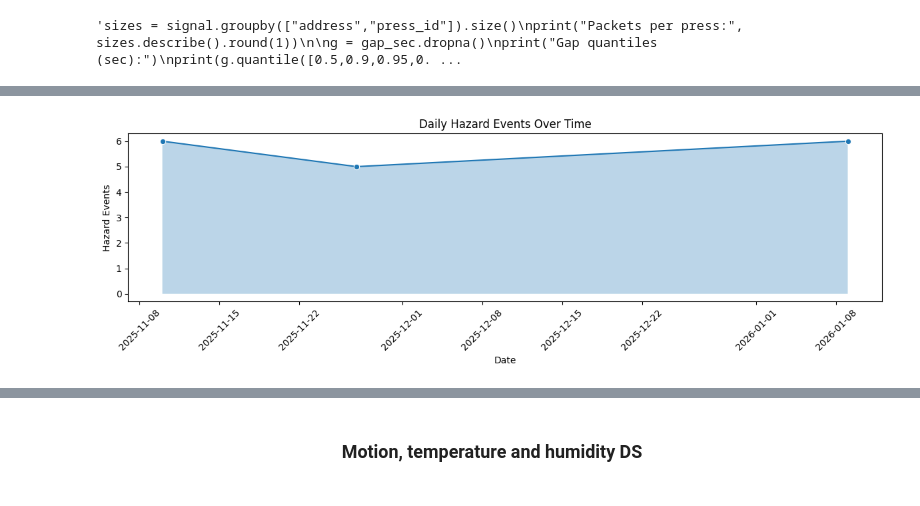
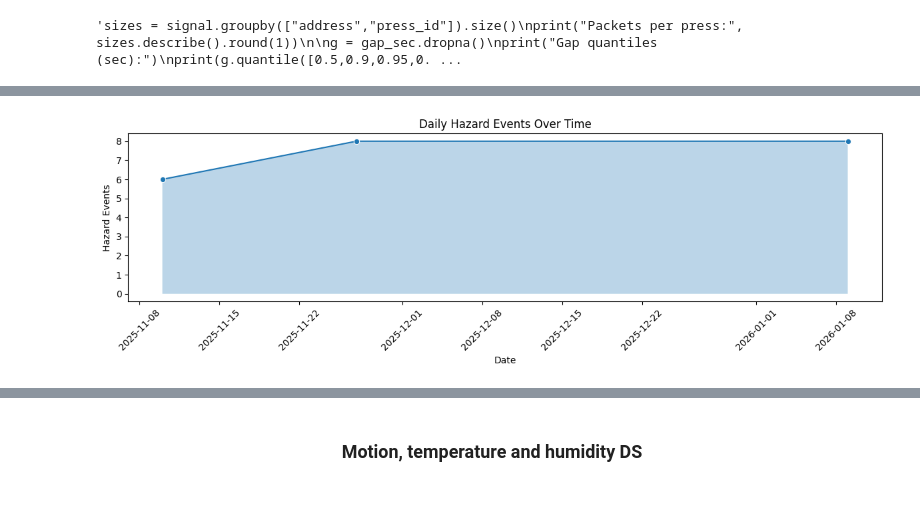
Before and after one commit to Mortti11/Hazard_Situation_Analysis_and_Prediction, a Jupyter notebook: analyzing.ipynb, the cells around one changed output, grey strips where cells are left out. Cells and saved outputs as stored; diff of their text form; code cells hidden in the pictures.

```diff
--- a/analyzing.ipynb
+++ b/analyzing.ipynb
@@ -504,0 +529,37 @@ print(g.quantile([0.5,0.9,0.95,0.99]).round(1))
+# %%
+
+def haversine(lat1, lon1, lat2, lon2):
+    lat1, lon1, lat2, lon2 = map(np.radians, [lat1, lon1, lat2, lon2])
+    a = np.sin((lat2 - lat1) / 2)**2 + np.cos(lat1) * np.cos(lat2) * np.sin((lon2 - lon1) / 2)**2
+    return 2 * 6_371_000 * np.arcsin(np.sqrt(a))
+
+
+NEW, AMB, MIN_P, MIN_D, MAX_S = 5.0, 20.0, 3, 5.0, 2.0
+
+df = flic_df.sort_values(['address', 'ts']).reset_index(drop=True)
+gap = df.groupby('address')['ts'].diff().dt.total_seconds()
+
+# initial burst ids
+is_new = gap > NEW
+bid = is_new.fillna(True).groupby(df['address']).cumsum()
+
+# ambiguous gaps
+amb = df.index[(gap > NEW) & (gap <= AMB)]
+# speed for each ambiguous gap
+speed = [haversine(df.lat[i-1], df.lon[i-1], df.lat[i], df.lon[i]) / gap[i] for i in amb]
+# stats of the burst that follows each ambiguous gap
+next_stat = df.groupby(bid).ts.agg(['size', lambda x: (x.max()-x.min()).total_seconds()]).loc[bid.loc[amb]]
+
+
+is_new.loc[amb] &= ~((next_stat['size'].values <= MIN_P) |
+                     (next_stat.iloc[:, 1].values < MIN_D) |
+                     (np.array(speed) > MAX_S))
+
+event_id = is_new.groupby(df['address']).cumsum()
+
+# final press events
+press_22 = (df.assign(event_id=event_id).groupby('event_id').agg(start=('ts', 'min'), end=('ts', 'max'), number_packets=('ts', 'size'),
+        lat=('lat', 'first'), lon=('lon', 'first')).assign(duration_seconds=lambda x: (x.end - x.start).dt.total_seconds()))
+
+press_22 = press_22.reset_index()
+press_22
@@ -505,16 +584,16 @@ print(g.quantile([0.5,0.9,0.95,0.99]).round(1))
 # %%
 # I am going to group the 25 events by day to see what days had more dangerous situations
-daily = presses_df["ts"].dt.floor("D").value_counts().sort_index()
+daily = press_22["start"].dt.floor("D").value_counts().sort_index()
 plt.figure(figsize=(12, 4))
 ax = sns.lineplot(x=daily.index, y=daily.values, marker="o")
 ax.fill_between(daily.index, daily.values, alpha=0.3)
 
 ax.set(xlabel="Date",ylabel="Hazard Events",title="Daily Hazard Events Over Time")
 plt.xticks(rotation=45)
 plt.tight_layout()
 plt.show()
 # %% [output]
-[figure, old version]
+[figure, new version]
 # %%
 print(f"Max dangerous condition: {daily.max()} times. {daily.idxmax().date()}")
 # %% [output]
```
Also changed, not shown: parts of 53 cells of this notebook, 2 other files.
